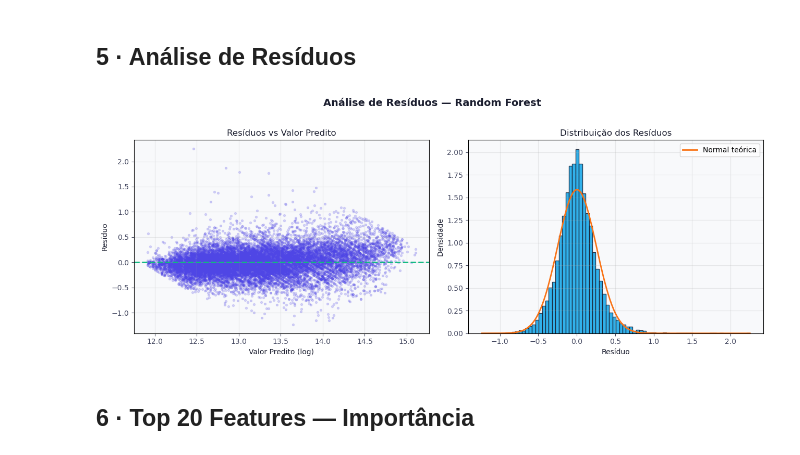
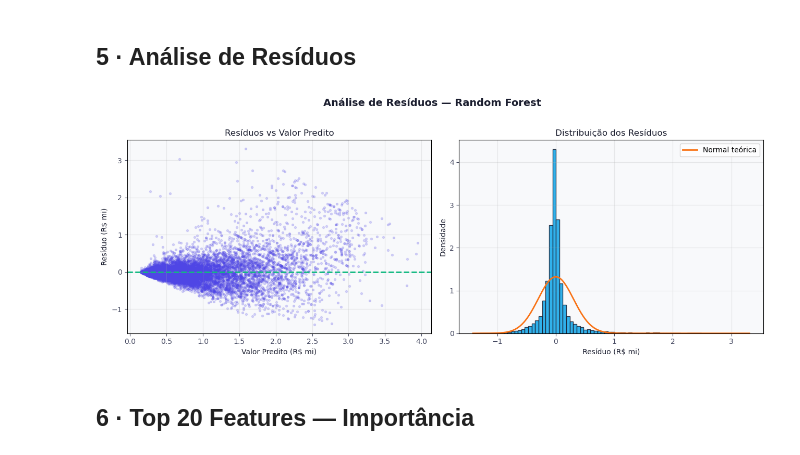
Before and after one commit to biancafdribeiro/analise-imoveis-sp, a Jupyter notebook: codigo/Modelagem_graficos.ipynb, the cells around one changed output. Cells and saved outputs as stored; diff of their text form; code cells hidden in the pictures.

```diff
--- a/codigo/Modelagem_graficos.ipynb
+++ b/codigo/Modelagem_graficos.ipynb
@@ -27,7 +26,7 @@ df = df[(df['preco_venda'] >= df['preco_venda'].quantile(0.01)) &
         (df['preco_venda'] <= df['preco_venda'].quantile(0.99))]
 
 X = df.drop('preco_venda', axis=1)
-y = np.log1p(df['preco_venda'])
+y = df['preco_venda']
 X_enc = pd.get_dummies(X, columns=['bairro', 'tipo_imovel'], drop_first=True)
 X_train, X_test, y_train, y_test = train_test_split(X_enc, y, test_size=0.2, random_state=42)
 
@@ -307,79 +215,35 @@ plt.show()
 # %%
 residuos = y_test.values - pred_rf
 
 fig, axes = plt.subplots(1, 2, figsize=(13, 5))
-
-# fundo claro consistente
 fig.patch.set_facecolor('white')
-fig.suptitle(
-    'Análise de Resíduos — Random Forest',
-    fontsize=14,
-    fontweight='bold',
-    y=1.02,
-    color='#1a1d2e'
-)
+fig.suptitle('Análise de Resíduos — Random Forest', fontsize=14, fontweight='bold', y=1.02, color='#1a1d2e')
 
 for ax in axes:
     ax.set_facecolor('#f8f9fb')
     ax.grid(True, alpha=0.25)
     ax.tick_params(colors='#444860')
 
-# ─────────────────────────────────────────────
-# 1) resíduos vs predito
-# ─────────────────────────────────────────────
-axes[0].scatter(
-    pred_rf,
-    residuos,
-    alpha=0.2,
-    s=8,
-    color='#4f46e5'
-)
-
+axes[0].scatter(pred_rf/1e6, residuos/1e6, alpha=0.2, s=8, color='#4f46e5')
 axes[0].axhline(0, color='#10b981', lw=2, ls='--')
-
-axes[0].set_xlabel('Valor Predito (log)', color='#1a1d2e')
-axes[0].set_ylabel('Resíduo', color='#1a1d2e')
+axes[0].set_xlabel('Valor Predito (R$ mi)', color='#1a1d2e')
+axes[0].set_ylabel('Resíduo (R$ mi)', color='#1a1d2e')
 axes[0].set_title('Resíduos vs Valor Predito', color='#1a1d2e')
 
-# ─────────────────────────────────────────────
-# 2) distribuição dos resíduos
-# ─────────────────────────────────────────────
-axes[1].hist(
-    residuos,
-    bins=80,
-    color='#0ea5e9',
-    alpha=0.85,
-    edgecolor='#1a1d2e',
-    density=True
-)
-
-xr = np.linspace(residuos.min(), residuos.max(), 300)
-
-axes[1].plot(
-    xr,
-    sp_stats.norm.pdf(xr, residuos.mean(), residuos.std()),
-    color='#f97316',
-    lw=2,
-    label='Normal teórica'
-)
-
-axes[1].set_xlabel('Resíduo', color='#1a1d2e')
+axes[1].hist(residuos/1e6, bins=80, color='#0ea5e9', alpha=0.85, edgecolor='#1a1d2e', density=True)
+xr = np.linspace((residuos/1e6).min(), (residuos/1e6).max(), 300)
+axes[1].plot(xr, sp_stats.norm.pdf(xr, (residuos/1e6).mean(), (residuos/1e6).std()),
+             color='#f97316', lw=2, label='Normal teórica')
+axes[1].set_xlabel('Resíduo (R$ mi)', color='#1a1d2e')
 axes[1].set_ylabel('Densidade', color='#1a1d2e')
 axes[1].set_title('Distribuição dos Resíduos', color='#1a1d2e')
-
 axes[1].legend()
 
 plt.tight_layout()
-plt.savefig(
-    '../graficos/plot5_residuos.jpg',
-    dpi=150,
-    bbox_inches='tight',
-    facecolor='white'
-)
-
+plt.savefig('../graficos/plot5_residuos.jpg', dpi=150, bbox_inches='tight', facecolor='white')
 plt.show()
 # %% [output]
-[figure, old version]
+[figure, new version]
 # %% [markdown]
 ## 6 · Top 20 Features — Importância
 # %%
```
Also changed, not shown: parts of 18 cells of this notebook, 15 other files.
